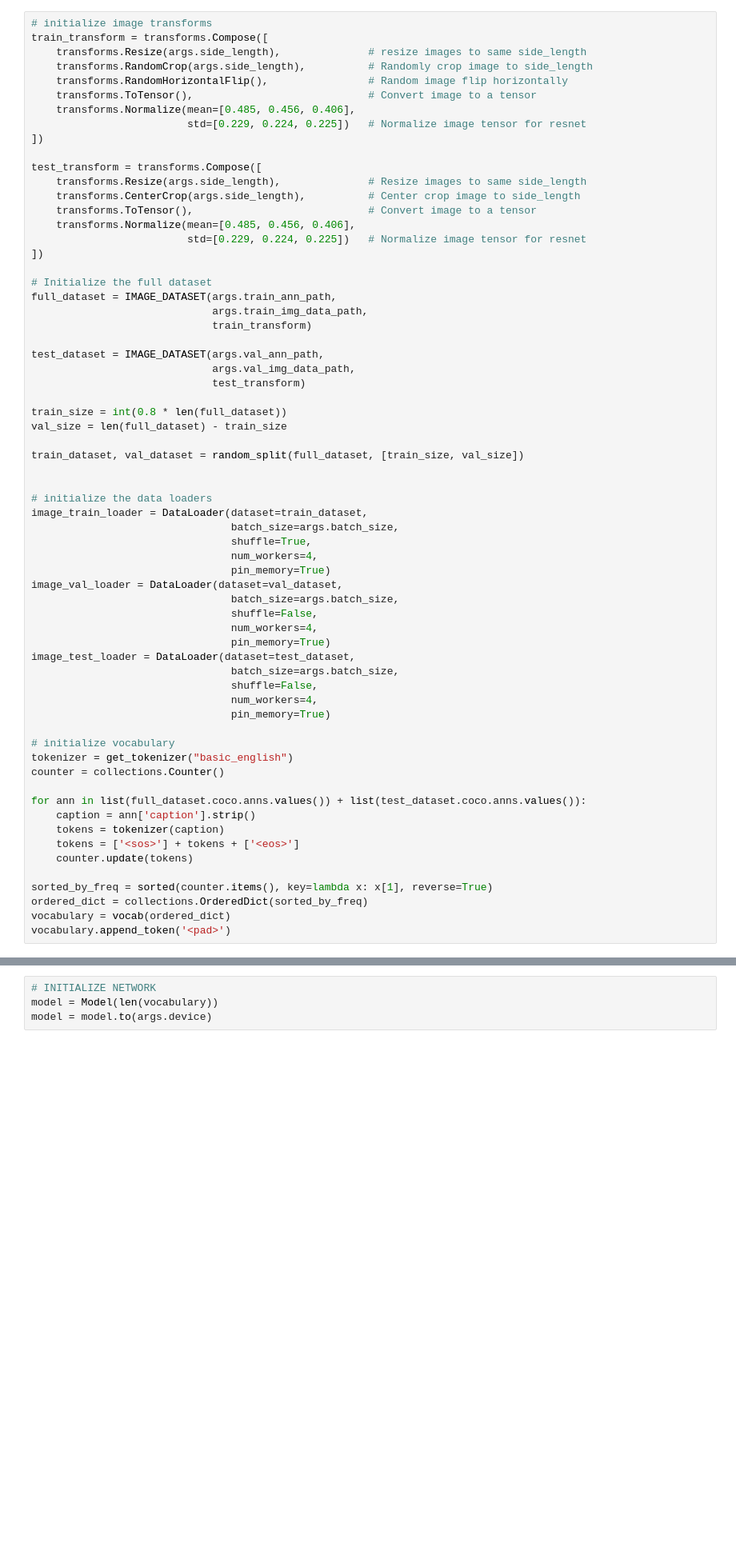
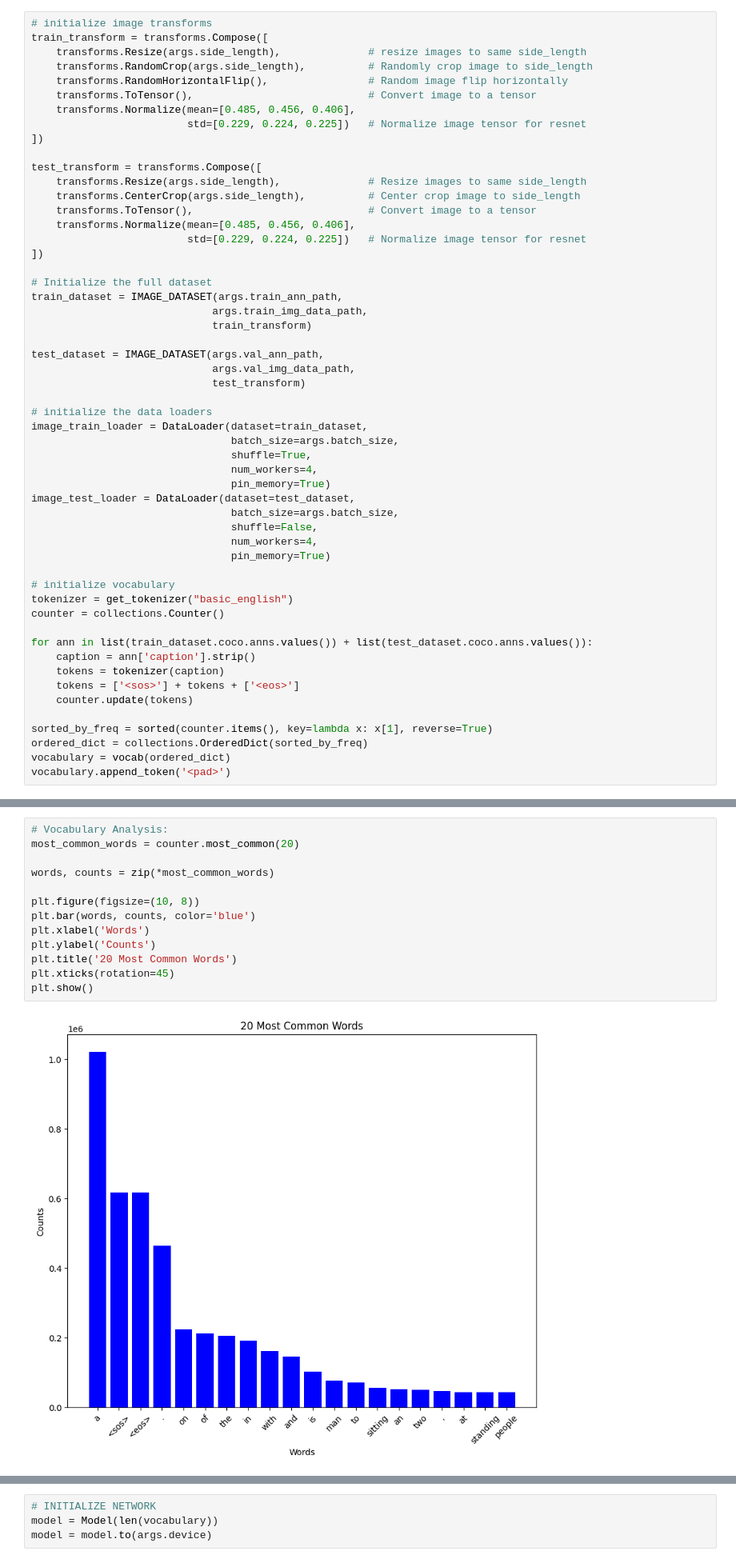
Before and after one commit to issa-almadani/CNN-LSTM-Image-Caption-Generator-Model, a Jupyter notebook: Image_Caption_Generator.ipynb, the cells around one changed output, grey strips where cells are left out. Shown at 80% size. Drawn from its saved outputs; the diff is of its cells as text; blank space fills up the shorter version.

```diff
--- a/Image_Caption_Generator.ipynb
+++ b/Image_Caption_Generator.ipynb
@@ -152,7 +169,7 @@ test_transform = transforms.Compose([
 ])
 
 # Initialize the full dataset
-full_dataset = IMAGE_DATASET(args.train_ann_path,
+train_dataset = IMAGE_DATASET(args.train_ann_path,
                              args.train_img_data_path,
                              train_transform)
 
@@ -160,21 +177,10 @@ test_dataset = IMAGE_DATASET(args.val_ann_path,
                              args.val_img_data_path,
                              test_transform)
 
-train_size = int(0.8 * len(full_dataset))
-val_size = len(full_dataset) - train_size
-
-train_dataset, val_dataset = random_split(full_dataset, [train_size, val_size])
-
-
 # initialize the data loaders
 image_train_loader = DataLoader(dataset=train_dataset,
                                 batch_size=args.batch_size,
                                 shuffle=True,
-                                num_workers=4,
-                                pin_memory=True)
-image_val_loader = DataLoader(dataset=val_dataset,
-                                batch_size=args.batch_size,
-                                shuffle=False,
                                 num_workers=4,
                                 pin_memory=True)
 image_test_loader = DataLoader(dataset=test_dataset,
@@ -187,7 +193,7 @@ image_test_loader = DataLoader(dataset=test_dataset,
 tokenizer = get_tokenizer("basic_english")
 counter = collections.Counter()
 
-for ann in list(full_dataset.coco.anns.values()) + list(test_dataset.coco.anns.values()):
+for ann in list(train_dataset.coco.anns.values()) + list(test_dataset.coco.anns.values()):
     caption = ann['caption'].strip()
     tokens = tokenizer(caption)
     tokens = ['<sos>'] + tokens + ['<eos>']
@@ -205,3 +215,18 @@ index created!
+# %%
+# Vocabulary Analysis:
+most_common_words = counter.most_common(20)
+
+words, counts = zip(*most_common_words)
+
+plt.figure(figsize=(10, 8))
+plt.bar(words, counts, color='blue')
+plt.xlabel('Words')
+plt.ylabel('Counts')
+plt.title('20 Most Common Words')
+plt.xticks(rotation=45)
+plt.show()
+# %% [output]
+[figure, added]
 # %% [markdown]
 # Part 2: Neural Network Initialization
 - Two primary layers of the neural network are initialized. First a CNN layer that consists of a VGG-based model
```
Also changed, not shown: parts of 18 cells of this notebook.
